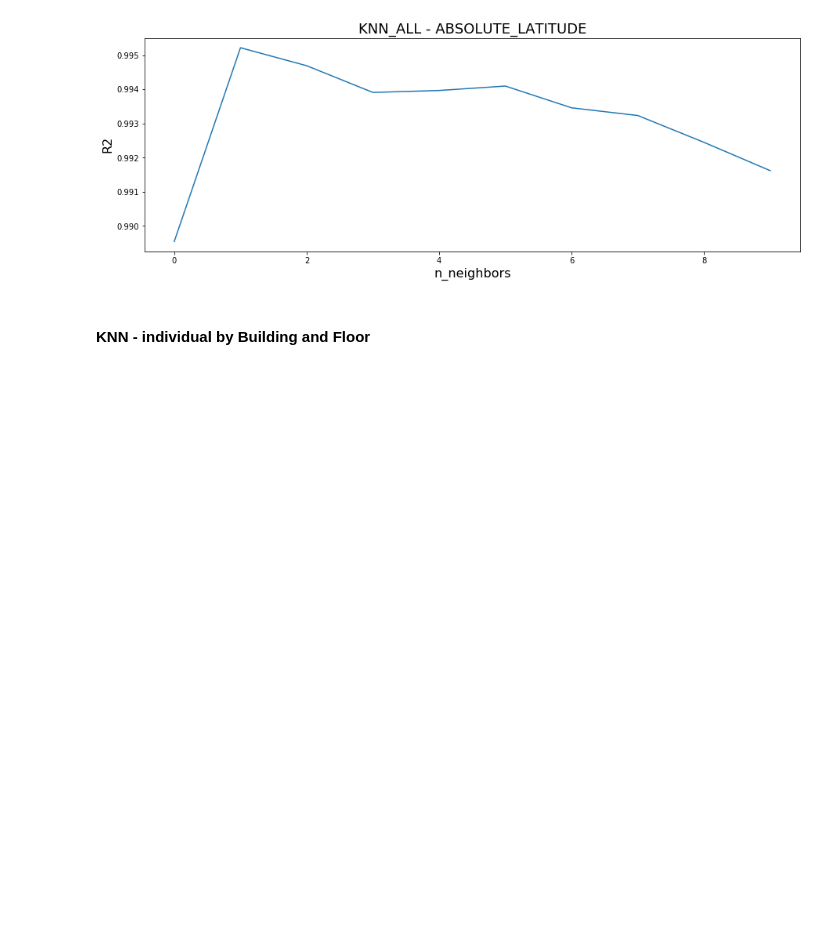
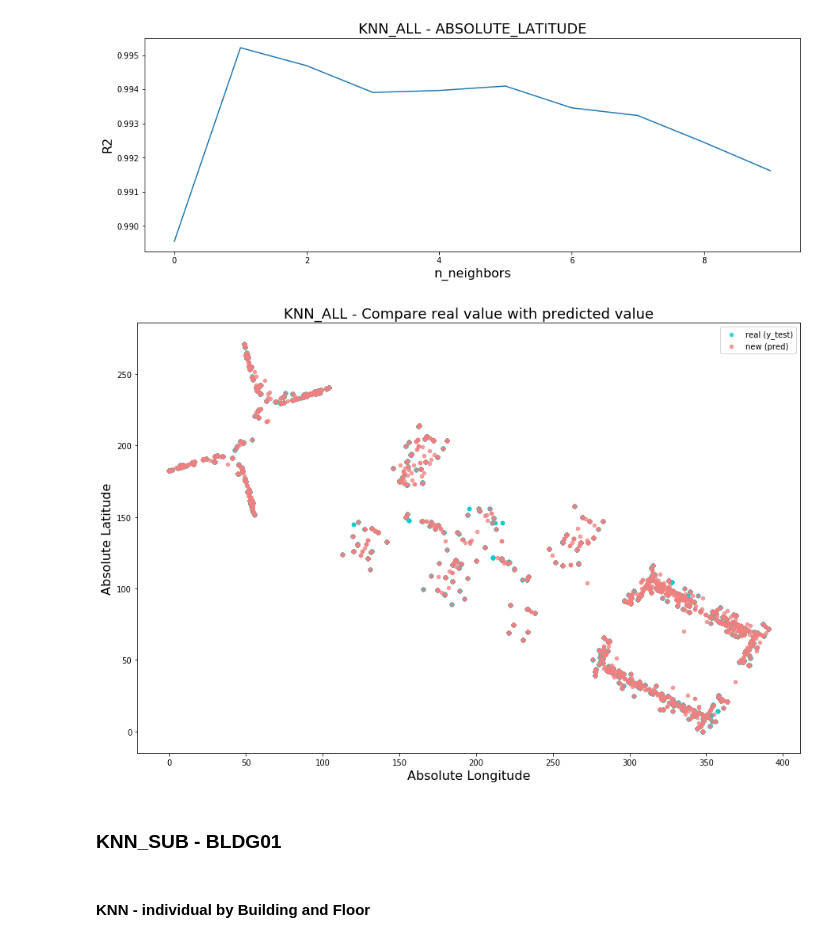
Before and after one commit to AndreasNehls/IoT_Analytics, a Jupyter notebook: python/IoT_knn.ipynb, the cells around one changed output. Cells and saved outputs as stored; diff of their text form; code cells hidden in the pictures; blank space fills up the shorter version.

```diff
--- a/python/IoT_knn.ipynb
+++ b/python/IoT_knn.ipynb
@@ -336,3 +374,8 @@ Time in min:  2.204
+# %%
+KNN_ALL_LON_model = neighbors.KNeighborsRegressor(n_neighbors = 2)
+
+KNN_ALL_LON_model.fit(X_KNN_ALL_LON_train, y_KNN_ALL_LON_train)  #fit the model
+KNN_ALL_LON_pred = KNN_ALL_LON_model.predict(X_KNN_ALL_LON_test) #make prediction on test set
 # %%
 # plotting the rmse values against k values
 KNN_ALL_LON_curveRMSE = pd.DataFrame(KNN_ALL_LON_rmse_val)
@@ -384,10 +427,17 @@ for KNN_ALL_LAT in range(10):
     print('RMSE   :', KNN_ALL_LAT_error)
     print('Rsqaure:', KNN_ALL_LAT_r2)
 
+print ()
+KNN_ALL_LAT_params = {'n_neighbors':[2,3,4,5,6,7,8,9]}
+KNN_ALL_LAT = neighbors.KNeighborsRegressor()
+KNN_ALL_LAT_model = GridSearchCV(KNN_ALL_LAT, KNN_ALL_LAT_params, cv=5)
+KNN_ALL_LAT_model.fit(X_KNN_ALL_LAT_train, y_KNN_ALL_LAT_train)
+print ('BEST   :', KNN_ALL_LAT_model.best_params_)
+
 KNN_ALL_LAT_stop = timeit.default_timer()
 print ()
 KNN_ALL_LAT_t = (KNN_ALL_LAT_stop - KNN_ALL_LAT_start)/60
-print('Time in min: ', round(KNN_ALL_LAT_t, 3))
+print ('Time in min: ', round(KNN_ALL_LAT_t, 3))
 # %% [output]
 Value (KNN_ALL_LAT) for k= 1 is:
 RMSE   : 7.021151988666125
@@ -409,3 +459,8 @@ Time in min:  2.007
+# %%
+KNN_ALL_LAT_model = neighbors.KNeighborsRegressor(n_neighbors = 2)
+
+KNN_ALL_LAT_model.fit(X_KNN_ALL_LAT_train, y_KNN_ALL_LAT_train)  #fit the model
+KNN_ALL_LAT_pred = KNN_ALL_LAT_model.predict(X_KNN_ALL_LAT_test) #make prediction on test set
 # %%
 # plotting the rmse values against k values
 KNN_ALL_LAT_curveRMSE = pd.DataFrame(KNN_ALL_LAT_rmse_val)
@@ -434,6 +489,38 @@ plt.savefig('./knn/08_KNN_ALL_LAT_r2.png', bbox_inches='tight')
 plt.show()
 # %% [output]
 [figure]
+# %%
+REAL_ALL = pd.DataFrame()
+REAL_ALL['ABSOLUTE_LONGITUDE'] = y_KNN_ALL_LON
+REAL_ALL['ABSOLUTE_LATITUDE'] = y_KNN_ALL_LAT
+ax1 = REAL_ALL.plot(kind='scatter', x="ABSOLUTE_LONGITUDE", y="ABSOLUTE_LATITUDE",
+                    label = 'real (y_test)',
+                    color="darkturquoise",
+                    figsize=(15,10),
+                    alpha=0.75)
+
+NEW_ALL = pd.DataFrame()
+NEW_ALL['ABSOLUTE_LONGITUDE'] = KNN_ALL_LON_pred
+NEW_ALL['ABSOLUTE_LATITUDE'] = KNN_ALL_LAT_pred
+ax2 = NEW_ALL.plot(kind='scatter', x="ABSOLUTE_LONGITUDE", y="ABSOLUTE_LATITUDE",
+                   label = 'new (pred)',
+                   color="lightcoral",
+                   figsize=(15,10),
+                   alpha=0.75,
+                   ax=ax1)
+
+plt.title("KNN_ALL - Compare real value with predicted value", fontsize=18)
+plt.xlabel('Absolute Longitude', fontsize=16)
+plt.ylabel('Absolute Latitude', fontsize=16)
+plt.legend(loc='best')
+
+plt.savefig('./knn/09_KNN_ALL_REAL_NEW.png', bbox_inches='tight')
+
+plt.show()
+# %% [output]
+[figure, added]
+# %% [markdown]
+### KNN_SUB - BLDG01 <a id='KNN_SUB_BLDG01'></a>
 # %% [markdown]
 #### KNN - individual by Building and Floor
 # %%
```
Also changed, not shown: parts of 101 cells of this notebook, 37 other files.
